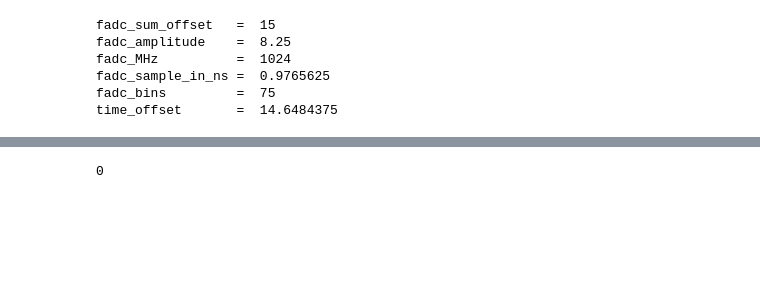
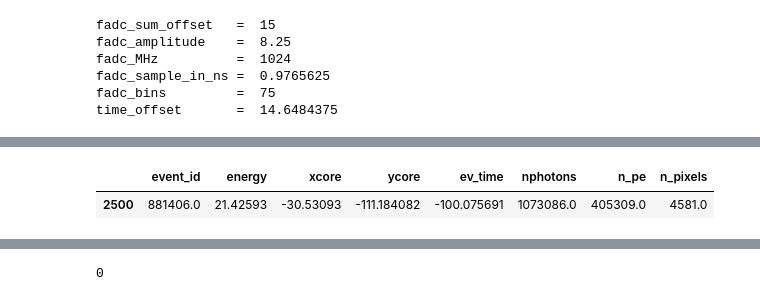
Before and after one commit to burmist-git/AdvCamTrigger, a Jupyter notebook: wf_ana.ipynb, the cells around one changed output, grey strips where cells are left out. Cells and saved outputs as stored; diff of their text form; code cells hidden in the pictures; blank space fills up the shorter version.

```diff
--- a/wf_ana.ipynb
+++ b/wf_ana.ipynb
@@ -98,0 +182,5 @@ list
+# %%
+df_header[df_header['n_pe']>400000]
+# %% [output]
+|  | event_id | energy | xcore | ycore | ev_time | nphotons | n_pe | n_pixels |
+| 2500 | 881406.0 | 21.42593 | -30.53093 | -111.184082 | -100.075691 | 1073086.0 | 405309.0 | 4581.0 |
```
Also changed, not shown: parts of 35 cells of this notebook, 23 other files.
